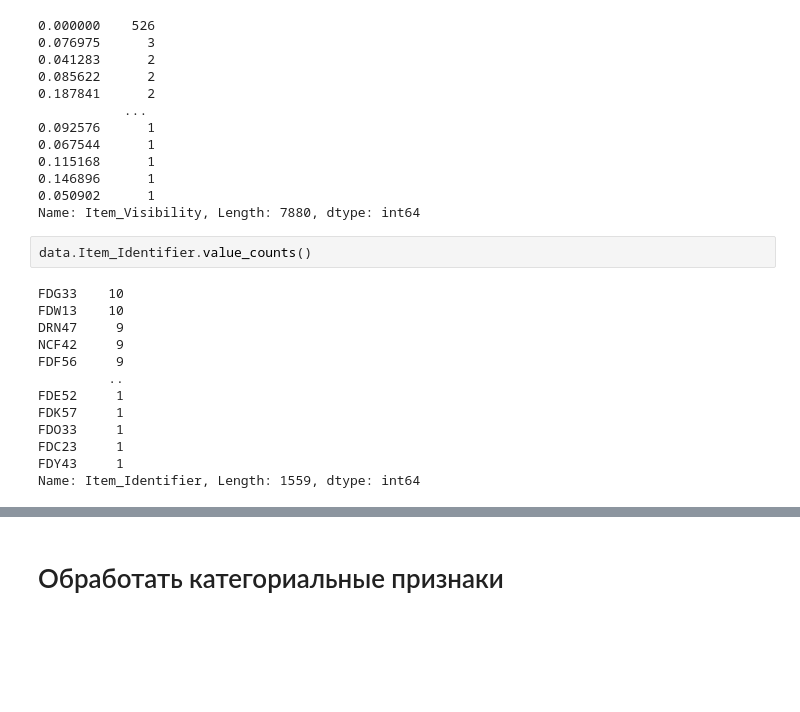
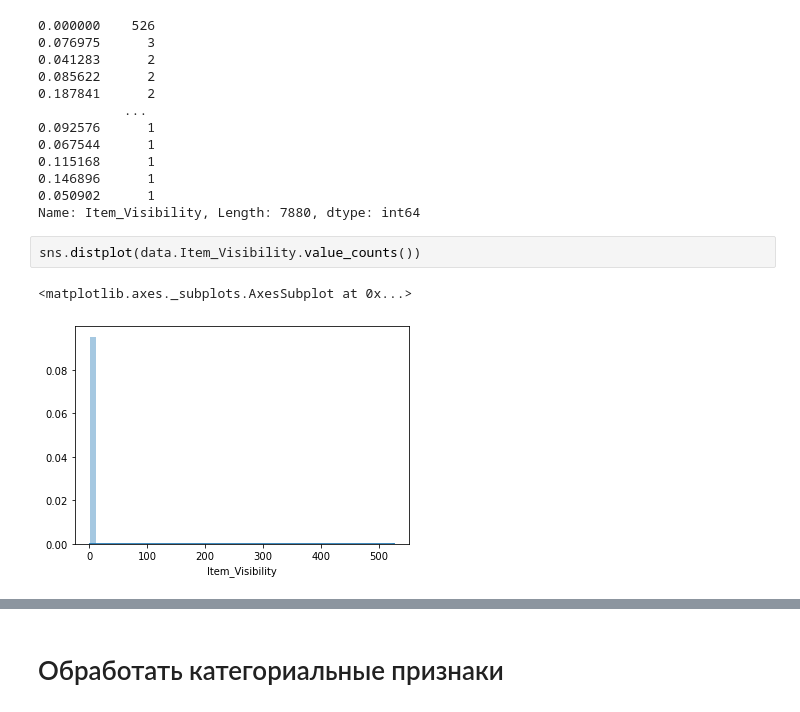
Before and after one commit to HeliosBI/AML_diploma_pre_1, a Jupyter notebook: diploma_pre_1.ipynb, the cells around one changed output, grey strips where cells are left out. Cells and saved outputs as stored; diff of their text form; blank space fills up the shorter version.

```diff
--- a/diploma_pre_1.ipynb
+++ b/diploma_pre_1.ipynb
@@ -124,18 +212,8 @@ data.Item_Visibility.value_counts()
 0.146896      1
 0.050902      1
 Name: Item_Visibility, Length: 7880, dtype: int64
-# %%
-data.Item_Identifier.value_counts()
-# %% [output]
-FDG33    10
-FDW13    10
-DRN47     9
-NCF42     9
-FDF56     9
-         ..
-FDE52     1
-FDK57     1
-FDO33     1
-FDC23     1
-FDY43     1
-Name: Item_Identifier, Length: 1559, dtype: int64
+# %%
+sns.distplot(data.Item_Visibility.value_counts())
+# %% [output]
+<matplotlib.axes._subplots.AxesSubplot at 0x...>
+[figure, added]
```
Also changed, not shown: parts of 20 cells of this notebook.
